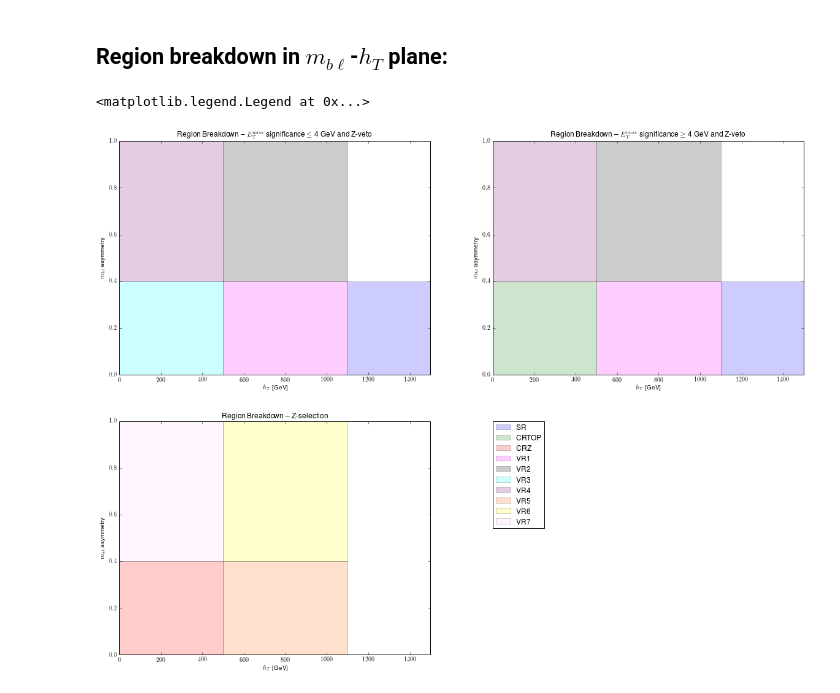
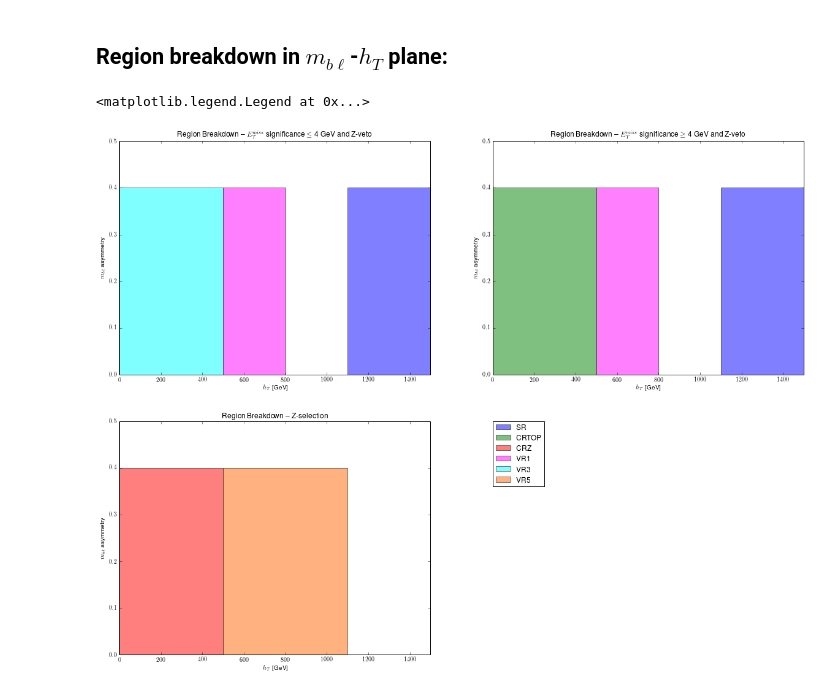
Before and after one commit to bdjackson/BMinusLSmallStudies, a Jupyter notebook: RegionPlots/DrawRegions.ipynb, the cells around one changed output. Cells and saved outputs as stored; diff of their text form; code cells hidden in the pictures.

```diff
--- a/RegionPlots/DrawRegions.ipynb
+++ b/RegionPlots/DrawRegions.ipynb
@@ -22,7 +22,8 @@ ht_max       = 1500
 mbl_asym_cut = 0.4
 met_sig_cut  = 4    # GeV^{1/2}
 ht_cut_1     = 500  # GeV
-ht_cut_2     = 1100 # GeV
+ht_cut_2     = 800  # GeV
+ht_cut_3     = 1100 # GeV
 # %% [markdown]
 # Define our cut values
 ## Signal Region
@@ -35,7 +36,7 @@ sr_met_sig_1  = met_sig_min
 sr_met_sig_2  = met_sig_max
 sr_mbl_asym_1 = mbl_asym_min
 sr_mbl_asym_2 = mbl_asym_cut
-sr_ht_1       = ht_cut_2
+sr_ht_1       = ht_cut_3
 sr_ht_2       = ht_max
 
 sr_points_met_mbl = [ [sr_met_sig_1, sr_mbl_asym_1]
@@ -48,6 +49,11 @@ sr_points_ht_mbl = [ [sr_ht_1, sr_mbl_asym_1]
                    , [sr_ht_2, sr_mbl_asym_2]
                    , [sr_ht_2, sr_mbl_asym_1]
                    ]
+sr_points_ht_met = [ [sr_ht_1, sr_met_sig_1]
+                   , [sr_ht_1, sr_met_sig_2]
+                   , [sr_ht_2, sr_met_sig_2]
+                   , [sr_ht_2, sr_met_sig_1]
+                   ]
 # %% [markdown]
 ## Top Control Region:
 ###Selection:
@@ -214,7 +192,7 @@ vr_5_met_sig_2  = met_sig_max
 vr_5_mbl_asym_1 = mbl_asym_min
 vr_5_mbl_asym_2 = mbl_asym_cut
 vr_5_ht_1       = ht_cut_1
-vr_5_ht_2       = ht_cut_2
+vr_5_ht_2       = ht_cut_3
 
 vr_5_points_met_mbl = [ [vr_5_met_sig_1, vr_5_mbl_asym_1]
                       , [vr_5_met_sig_1, vr_5_mbl_asym_2]
@@ -226,3 +204,8 @@ vr_5_points_ht_mbl = [ [vr_5_ht_1, vr_5_mbl_asym_1]
                      , [vr_5_ht_2, vr_5_mbl_asym_2]
                      , [vr_5_ht_2, vr_5_mbl_asym_1]
                      ]
+vr_5_points_ht_met = [ [vr_5_ht_1, vr_5_met_sig_1]
+                     , [vr_5_ht_1, vr_5_met_sig_2]
+                     , [vr_5_ht_2, vr_5_met_sig_2]
+                     , [vr_5_ht_2, vr_5_met_sig_1]
+                     ]
@@ -396,17 +348,13 @@ plt.title('Region Breakdown -- $E_{T}^{miss}$ significance $\le$ 4 GeV and Z-vet
 plt.xlabel('$h_{T}$ [GeV]')
 plt.ylabel('$m_{b\ell}$ asymmetry')
 
-sr_region   = plt.Polygon(sr_points_ht_mbl  , fc=sr_color  , alpha=0.2, label = 'SR' )
-vr_1_region = plt.Polygon(vr_1_points_ht_mbl, fc=vr_1_color, alpha=0.2, label = 'VR1')
-vr_2_region = plt.Polygon(vr_2_points_ht_mbl, fc=vr_2_color, alpha=0.2, label = 'VR2')
-vr_3_region = plt.Polygon(vr_3_points_ht_mbl, fc=vr_3_color, alpha=0.2, label = 'VR3')
-vr_4_region = plt.Polygon(vr_4_points_ht_mbl, fc=vr_4_color, alpha=0.2, label = 'VR4')
+sr_region   = plt.Polygon(sr_points_ht_mbl  , fc=sr_color  , alpha=0.5, label = 'SR' )
+vr_1_region = plt.Polygon(vr_1_points_ht_mbl, fc=vr_1_color, alpha=0.5, label = 'VR1')
+vr_3_region = plt.Polygon(vr_3_points_ht_mbl, fc=vr_3_color, alpha=0.5, label = 'VR3')
 
 plt.gca().add_patch(sr_region)
 plt.gca().add_patch(vr_1_region)
-plt.gca().add_patch(vr_2_region)
 plt.gca().add_patch(vr_3_region)
-plt.gca().add_patch(vr_4_region)
 
 # --------------------------------------------------------------------
 plt.subplot(2,2,2)
@@ -416,53 +364,41 @@ plt.title('Region Breakdown -- $E_{T}^{miss}$ significance $\ge$ 4 GeV and Z-vet
 plt.xlabel('$h_{T}$ [GeV]')
 plt.ylabel('$m_{b\ell}$ asymmetry')
 
-sr_region     = plt.Polygon(sr_points_ht_mbl    , fc=sr_color    , alpha=0.2, label = 'SR')
-cr_top_region = plt.Polygon(cr_top_points_ht_mbl, fc=cr_top_color, alpha=0.2, label = 'CRTOP')
-vr_1_region   = plt.Polygon(vr_1_points_ht_mbl  , fc=vr_1_color  , alpha=0.2, label = 'VR1'  )
-vr_2_region   = plt.Polygon(vr_2_points_ht_mbl  , fc=vr_2_color  , alpha=0.2, label = 'VR2'  )
-vr_4_region   = plt.Polygon(vr_4_points_ht_mbl  , fc=vr_4_color  , alpha=0.2, label = 'VR4'  )
+sr_region     = plt.Polygon(sr_points_ht_mbl    , fc=sr_color    , alpha=0.5, label = 'SR')
+cr_top_region = plt.Polygon(cr_top_points_ht_mbl, fc=cr_top_color, alpha=0.5, label = 'CRTOP')
+vr_1_region   = plt.Polygon(vr_1_points_ht_mbl  , fc=vr_1_color  , alpha=0.5, label = 'VR1'  )
 
 plt.gca().add_patch(sr_region)
 plt.gca().add_patch(cr_top_region)
 plt.gca().add_patch(vr_1_region)
-plt.gca().add_patch(vr_2_region)
-plt.gca().add_patch(vr_4_region)
 
 # --------------------------------------------------------------------
 plt.subplot(2,2,3)
 plt.axis([ht_min, ht_max, mbl_asym_min, mbl_asym_max])
 
 plt.title('Region Breakdown -- Z-selection')
 plt.xlabel('$h_{T}$ [GeV]')
 plt.ylabel('$m_{b\ell}$ asymmetry')
 
-cr_z_region = plt.Polygon(cr_z_points_ht_mbl, fc=cr_z_color, alpha=0.2, label = 'CRZ')
-vr_5_region = plt.Polygon(vr_5_points_ht_mbl, fc=vr_5_color, alpha=0.2, label = 'VR5'  )
-vr_6_region = plt.Polygon(vr_6_points_ht_mbl, fc=vr_6_color, alpha=0.2, label = 'VR6'  )
-vr_7_region = plt.Polygon(vr_7_points_ht_mbl, fc=vr_7_color, alpha=0.2, label = 'VR7'  )
+cr_z_region = plt.Polygon(cr_z_points_ht_mbl, fc=cr_z_color, alpha=0.5, label = 'CRZ')
+vr_5_region = plt.Polygon(vr_5_points_ht_mbl, fc=vr_5_color, alpha=0.5, label = 'VR5'  )
 
 plt.gca().add_patch(cr_z_region)
 plt.gca().add_patch(vr_5_region)
-plt.gca().add_patch(vr_6_region)
-plt.gca().add_patch(vr_7_region)
 
 plt.legend( [ sr_region, cr_top_region, cr_z_region
-            , vr_1_region, vr_2_region, vr_3_region
-            , vr_4_region, vr_5_region, vr_6_region
-            , vr_7_region
+            , vr_1_region, vr_3_region, vr_5_region
             ]
           , [ 'SR' , 'CRTOP', 'CRZ'
-            , 'VR1', 'VR2'  , 'VR3'
-            , 'VR4', 'VR5'  , 'VR6'
-            , 'VR7'
+            , 'VR1', 'VR3'  , 'VR5'
             ]
           , bbox_to_anchor=(1.2, 1)
           , loc=2
           , borderaxespad=0
           )
 # %% [output]
 <matplotlib.legend.Legend at 0x...>
-[figure, old version]
+[figure, new version]
 # %%
 fig.savefig('regions__mbl_asym__ht_plane.png', bbox_inches='tight', dpi=300)
 fig.savefig('regions__mbl_asym__ht_plane.pdf', bbox_inches='tight', format='pdf')
```
Also changed, not shown: parts of 18 cells of this notebook.
